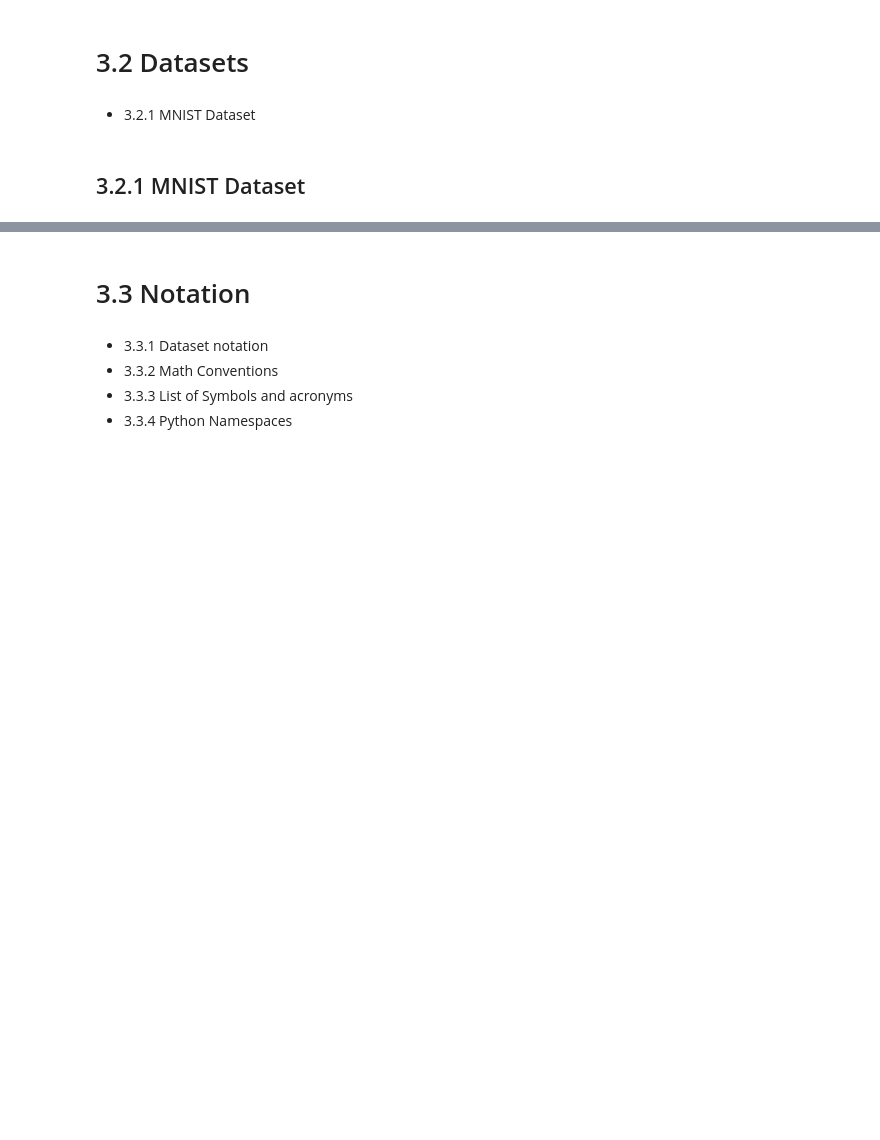
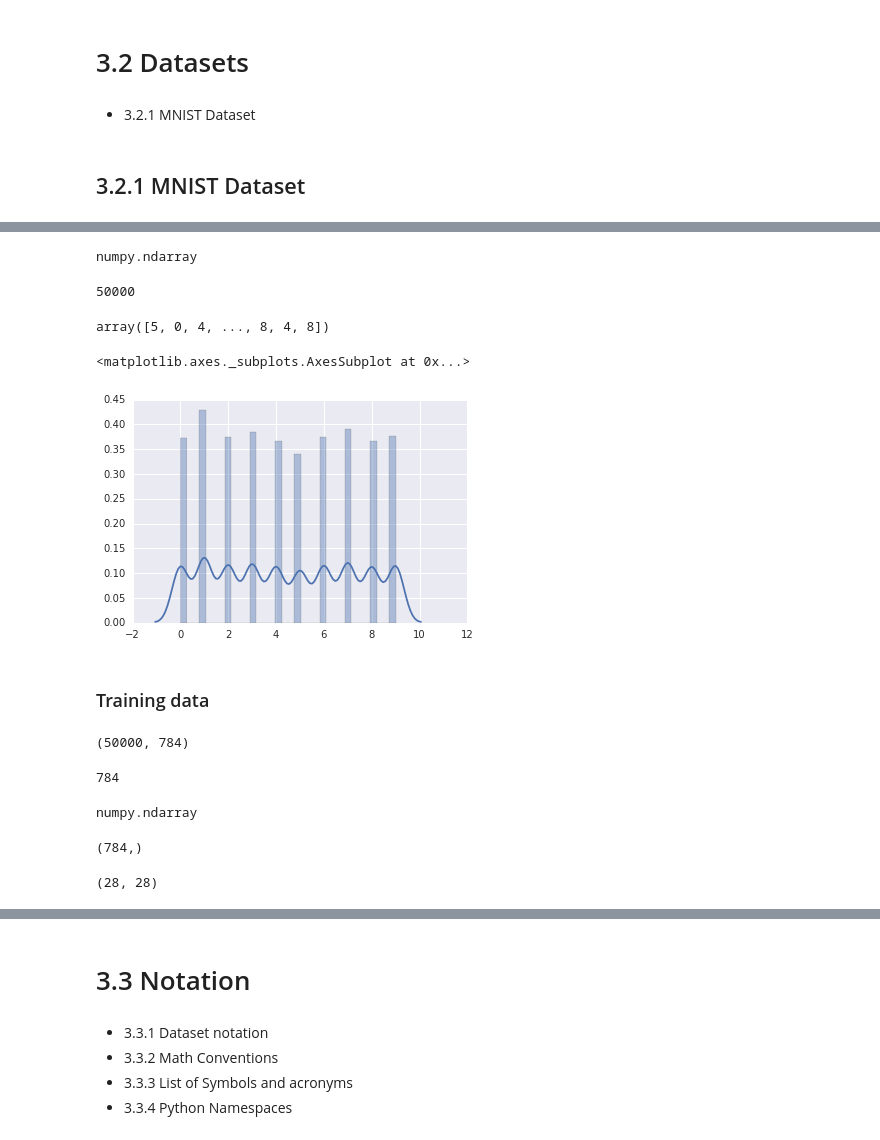
Before and after one commit to songorithm/ML, a Jupyter notebook: part3/pkg/theano/ch03/3_Getting_Started.ipynb, the cells around one changed output, grey strips where cells are left out. Saved outputs shown, nothing was run; the diff lists cells and outputs as text; code cells hidden in the pictures; blank space fills up the shorter version.

```diff
--- a/part3/pkg/theano/ch03/3_Getting_Started.ipynb
+++ b/part3/pkg/theano/ch03/3_Getting_Started.ipynb
@@ -143,0 +221,12 @@ f.close()
+# %%
+type(train_set[0])
+# %% [output]
+numpy.ndarray
+# %%
+len(train_set[1])
+# %% [output]
+50000
+# %%
+train_set[1]
+# %% [output]
+array([5, 0, 4, ..., 8, 4, 8])
@@ -143,0 +237,7 @@ f.close()
+# %%
+sns.distplot(train_set[1])
+# %% [output]
+<matplotlib.axes._subplots.AxesSubplot at 0x...>
+[figure, added]
+# %% [markdown]
+### Training data
@@ -143,0 +247,8 @@ f.close()
+# %%
+x_tr.shape
+# %% [output]
+(50000, 784)
+# %%
+28*28
+# %% [output]
+784
@@ -143,0 +257,8 @@ f.close()
+# %%
+type(x)
+# %% [output]
+numpy.ndarray
+# %%
+x.shape
+# %% [output]
+(784,)
@@ -143,0 +267,4 @@ f.close()
+# %%
+x.shape
+# %% [output]
+(28, 28)
```
Also changed, not shown: parts of 57 cells of this notebook.
